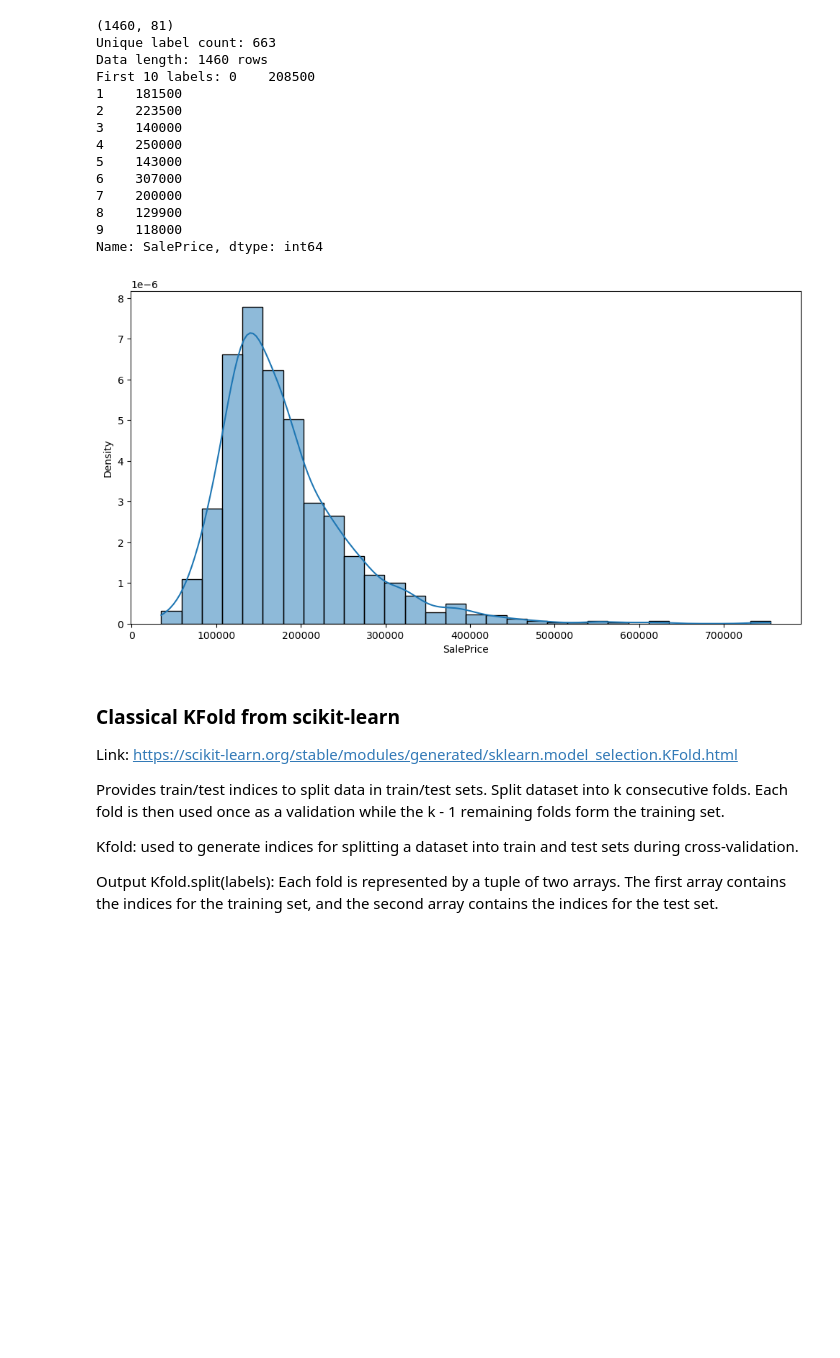
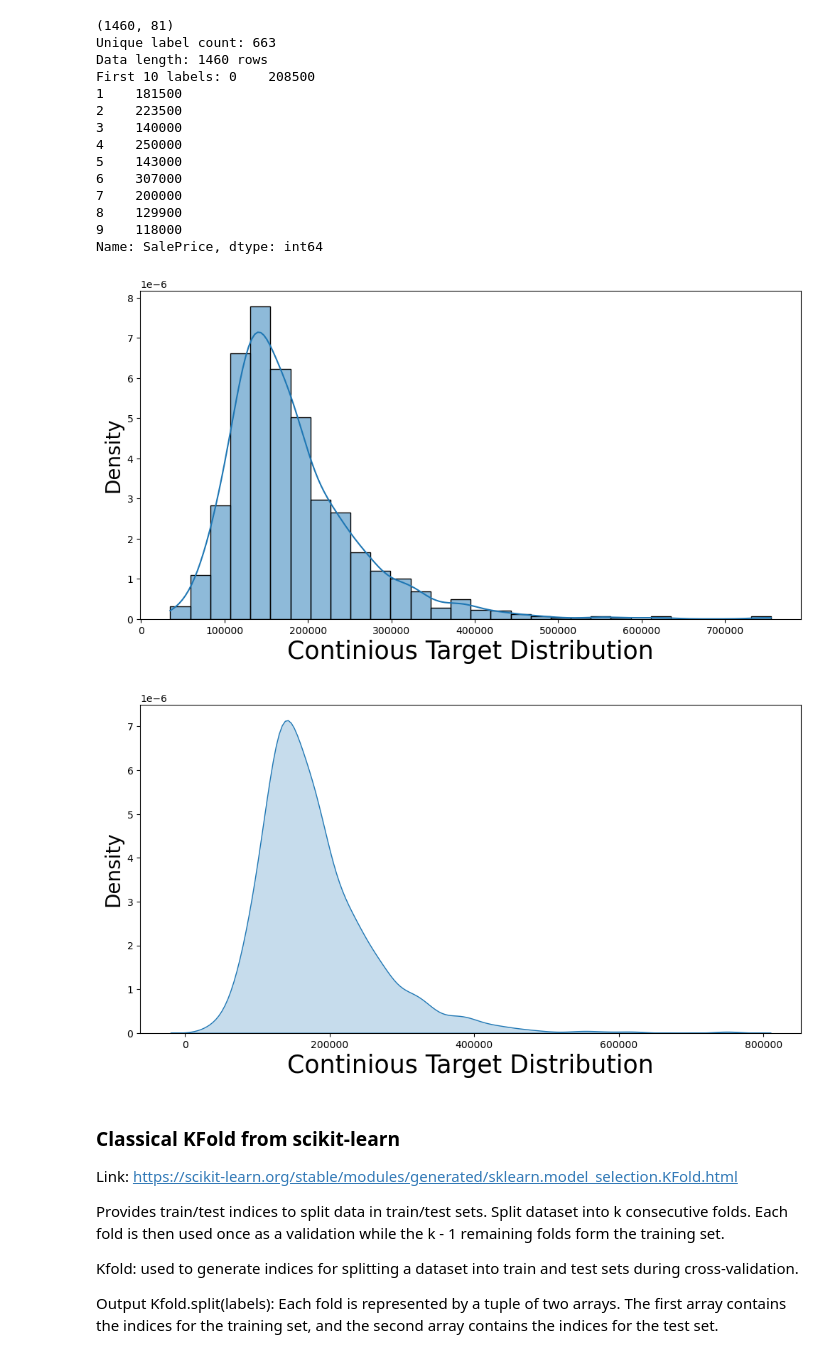
Before and after one commit to annegriddl/slds_stratification, a Jupyter notebook: Simulations/Eperiments1 FirstTry/Simulation01_housing_visual.ipynb, the cells around one changed output. Saved outputs shown, nothing was run; the diff lists cells and outputs as text; code cells hidden in the pictures; blank space fills up the shorter version.

Commit message:
plots for presentation

```diff
--- a/Simulations/Eperiments1 FirstTry/Simulation01_housing_visual.ipynb
+++ b/Simulations/Eperiments1 FirstTry/Simulation01_housing_visual.ipynb
@@ -50,11 +50,23 @@ First 10 labels: 0    208500
 8    129900
 9    118000
 Name: SalePrice, dtype: int64
-# %%
-plt.figure(figsize=(12,6))
-_ = sns.histplot(data=labels, kde=True, stat="density", bins=30)
-# %% [output]
-[figure, removed]
+# %%
+# histogram with kde
+plt.figure(figsize=(12,6))
+_ = sns.histplot(data=labels, kde=True, stat="density", bins=30)
+plt.xlabel("Continious Target Distribution", fontsize=25)
+plt.ylabel("Density", fontsize=20)
+plt.savefig("./plots/histplot.png")
+
+# just kde
+plt.figure(figsize=(12,6))
+_ = sns.kdeplot(data=labels, shade=True)
+plt.xlabel("Continious Target Distribution", fontsize=25)
+plt.ylabel("Density", fontsize=20)
+plt.savefig("./plots/kdeplot.png")
+# %% [output]
+[figure, added]
+[figure, added]
 # %%
 def fold_visualizer(data, fold_idxs, seed_num):
     fig, axs = plt.subplots(len(fold_idxs)//2, 2, figsize=(15,(len(fold_idxs)//2)*5))
```
Also changed, not shown: parts of 1 cell of this notebook, 5 other files.
